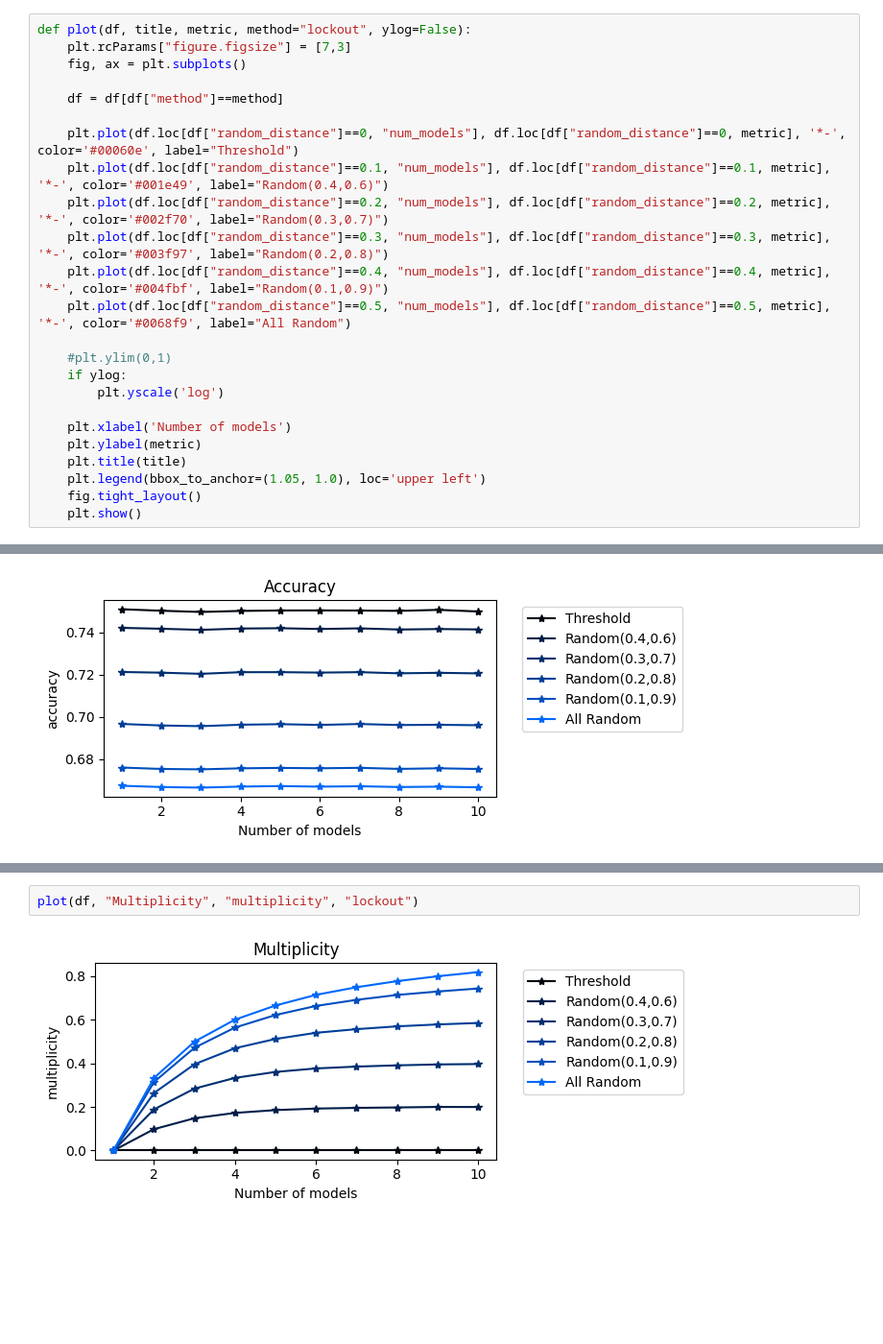
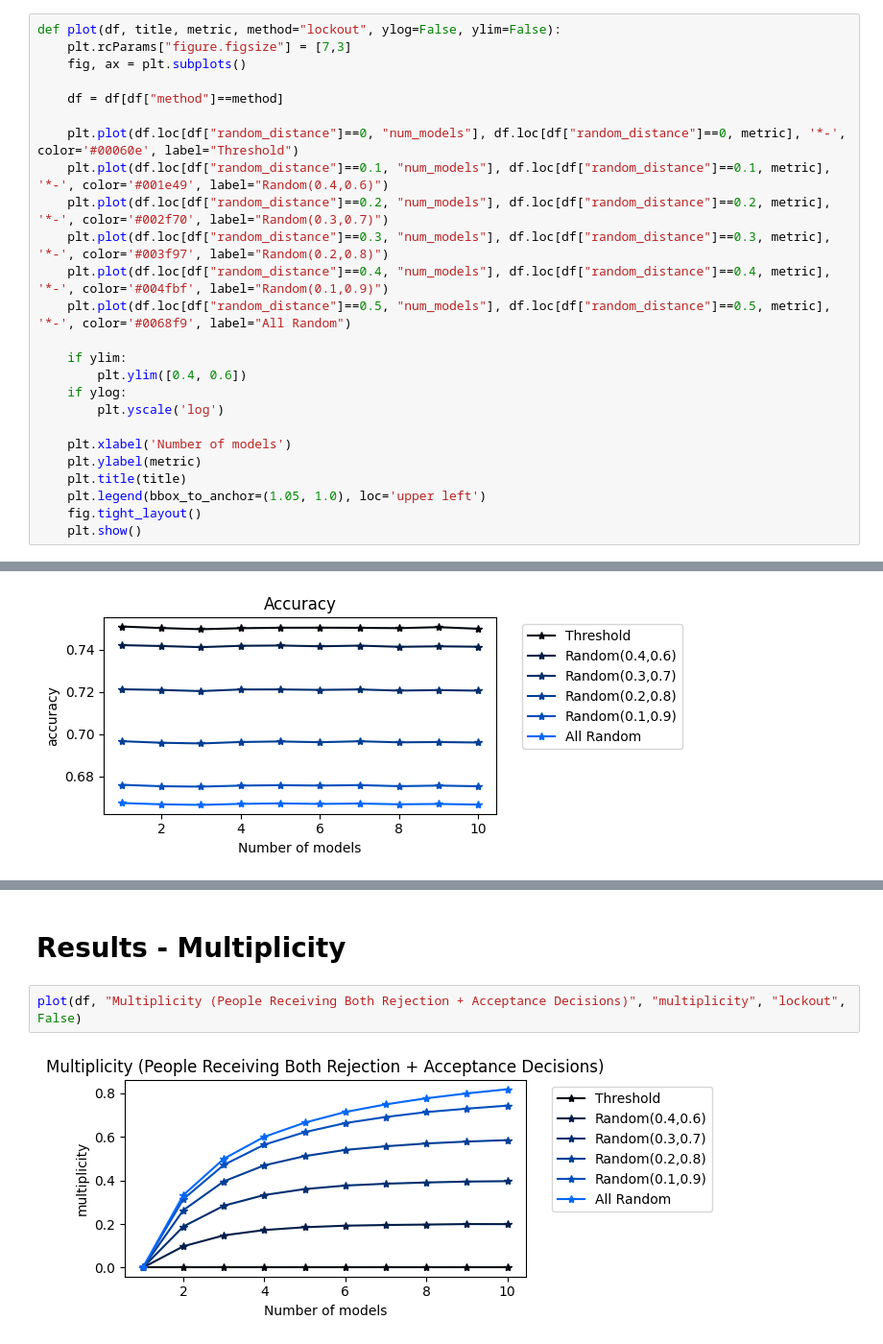
Before and after one commit to shomikj/severity_randomness, a Jupyter notebook: Simulated Experiment.ipynb, the cells around one changed output, grey strips where cells are left out. Shown at 96% size. Saved outputs shown, nothing was run; the diff lists cells and outputs as text; blank space fills up the shorter version.

```diff
--- a/Simulated Experiment.ipynb
+++ b/Simulated Experiment.ipynb
@@ -146,5 +154,5 @@ df = df.groupby(["random_distance", "num_models", "method"]).mean().reset_index(
 # %%
-def plot(df, title, metric, method="lockout", ylog=False):
+def plot(df, title, metric, method="lockout", ylog=False, ylim=False):
     plt.rcParams["figure.figsize"] = [7,3]
     fig, ax = plt.subplots()
 
@@ -157,7 +165,8 @@ def plot(df, title, metric, method="lockout", ylog=False):
     plt.plot(df.loc[df["random_distance"]==0.4, "num_models"], df.loc[df["random_distance"]==0.4, metric], '*-', color='#004fbf', label="Random(0.1,0.9)")
     plt.plot(df.loc[df["random_distance"]==0.5, "num_models"], df.loc[df["random_distance"]==0.5, metric], '*-', color='#0068f9', label="All Random")
 
-    #plt.ylim(0,1)
+    if ylim:
+        plt.ylim([0.4, 0.6])
     if ylog:
         plt.yscale('log')
 
@@ -188,4 +223,6 @@ plot(df, "Systemic Success", "systemic_success", "lockout")
+# %% [markdown]
+# Results - Multiplicity
 # %%
-plot(df, "Multiplicity", "multiplicity", "lockout")
+plot(df, "Multiplicity (People Receiving Both Rejection + Acceptance Decisions)", "multiplicity", "lockout", False)
 # %% [output]
-[figure, old version]
+[figure, new version]
```
Also changed, not shown: parts of 33 cells of this notebook.
